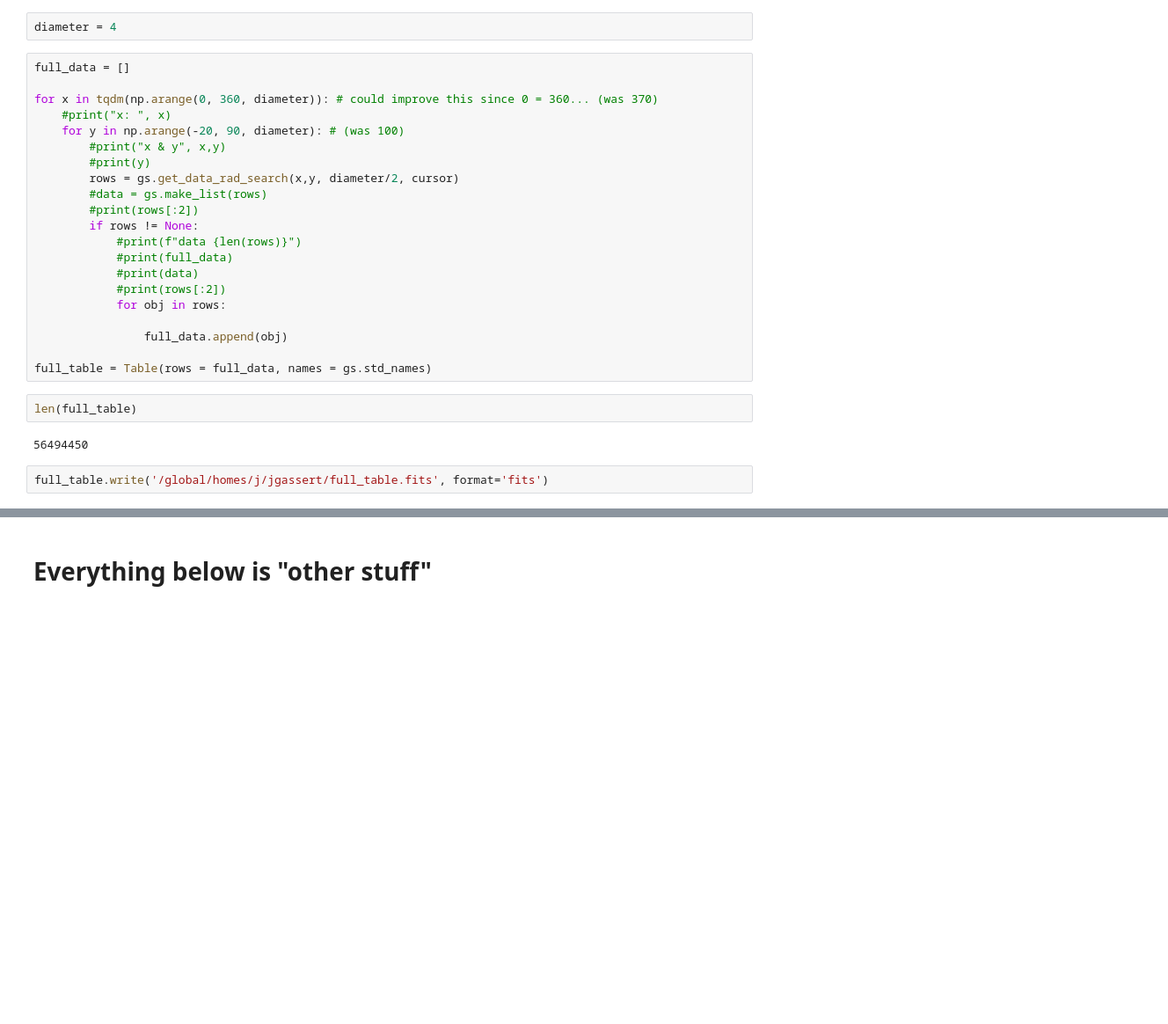
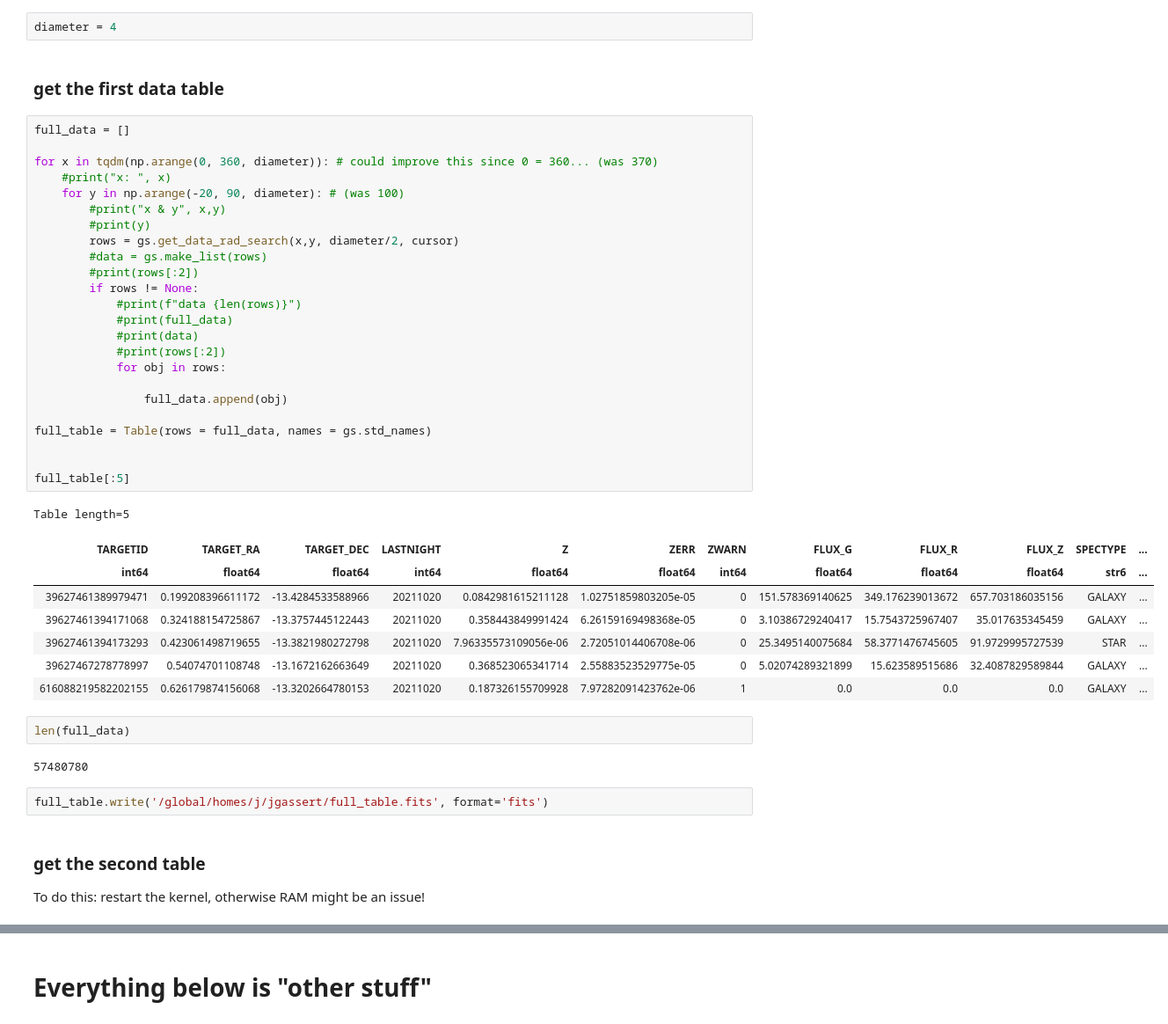
Before and after one commit to ananya971/ligo-desi-gw-follow-up, a Jupyter notebook: Galaxy Selection/Database Query.ipynb, the cells around one changed output, grey strips where cells are left out. Shown at 88% size. Cells and saved outputs as stored; diff of their text form; blank space fills up the shorter version.

```diff
--- a/Galaxy Selection/Database Query.ipynb
+++ b/Galaxy Selection/Database Query.ipynb
@@ -18,33 +18,51 @@ from astropy.io import ascii
 cursor = gs.connect_to_time_db()
 # %%
 diameter = 4
+# %% [markdown]
+### get the first data table
 # %%
 full_data = []
 
 for x in tqdm(np.arange(0, 360, diameter)): # could improve this since 0 = 360... (was 370)
     #print("x: ", x)
     for y in np.arange(-20, 90, diameter): # (was 100)
         #print("x & y", x,y)
         #print(y)
         rows = gs.get_data_rad_search(x,y, diameter/2, cursor)
         #data = gs.make_list(rows)
         #print(rows[:2])
         if rows != None:
             #print(f"data {len(rows)}")
             #print(full_data)
             #print(data)
             #print(rows[:2])
             for obj in rows:
 
                 full_data.append(obj)
 
 full_table = Table(rows = full_data, names = gs.std_names)
+
+
+full_table[:5]
+# %% [output]
+Table length=5
+| TARGETID | TARGET_RA | TARGET_DEC | LASTNIGHT | Z | ZERR | ZWARN | FLUX_G | FLUX_R | FLUX_Z | SPECTYPE | ... |
+| int64 | float64 | float64 | int64 | float64 | float64 | int64 | float64 | float64 | float64 | str6 | ... |
+| 39627461389979471 | 0.199208396611172 | -13.4284533588966 | 20211020 | 0.0842981615211128 | 1.02751859803205e-05 | 0 | 151.578369140625 | 349.176239013672 | 657.703186035156 | GALAXY | ... |
+| 39627461394171068 | 0.324188154725867 | -13.3757445122443 | 20211020 | 0.358443849991424 | 6.26159169498368e-05 | 0 | 3.10386729240417 | 15.7543725967407 | 35.017635345459 | GALAXY | ... |
+| 39627461394173293 | 0.423061498719655 | -13.3821980272798 | 20211020 | 7.96335573109056e-06 | 2.72051014406708e-06 | 0 | 25.3495140075684 | 58.3771476745605 | 91.9729995727539 | STAR | ... |
+| 39627467278778997 | 0.54074701108748 | -13.1672162663649 | 20211020 | 0.368523065341714 | 2.55883523529775e-05 | 0 | 5.02074289321899 | 15.623589515686 | 32.4087829589844 | GALAXY | ... |
+| 616088219582202155 | 0.626179874156068 | -13.3202664780153 | 20211020 | 0.187326155709928 | 7.97282091423762e-06 | 1 | 0.0 | 0.0 | 0.0 | GALAXY | ... |
 # %%
-len(full_table)
+len(full_data)
 # %% [output]
-56494450
+57480780
-# %%
-full_table.write('/global/homes/j/jgassert/full_table.fits', format='fits')
+# %%
+full_table.write('/global/homes/j/jgassert/full_table.fits', format='fits')
+# %% [markdown]
+### get the second table
+
+To do this: restart the kernel, otherwise RAM might be an issue!
 # %%
 full_data2 = []
 
```
Also changed, not shown: parts of 17 cells of this notebook.
